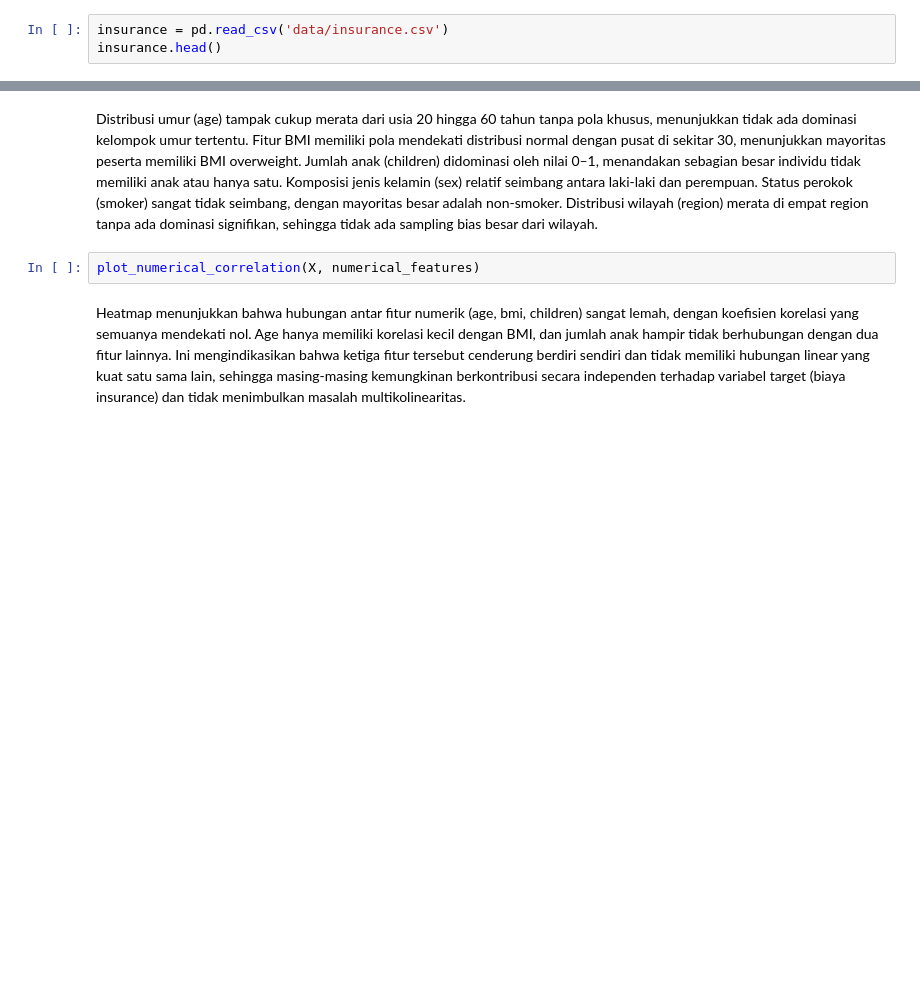
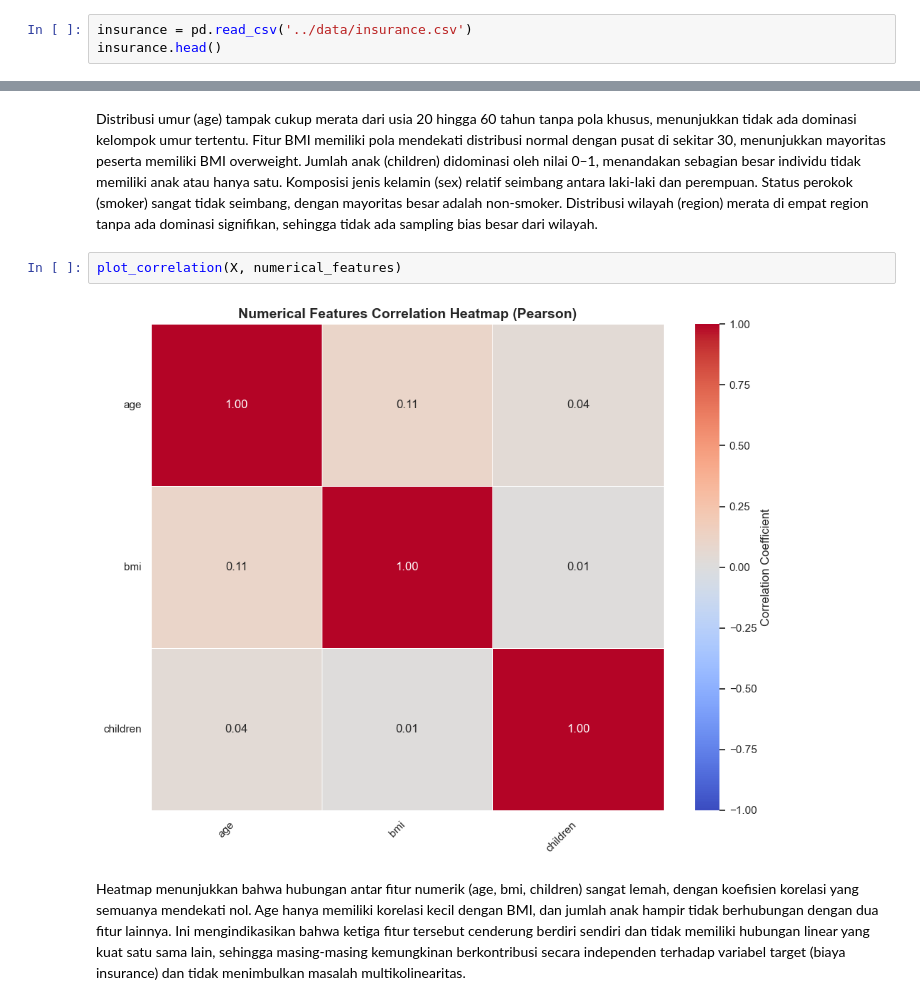
Before and after one commit to rafli-1729/health-insurance-charges-analytics, a Jupyter notebook: notebooks/health-insurance-charges-analysis.ipynb, the cells around one changed output, grey strips where cells are left out. Saved outputs shown, nothing was run; the diff lists cells and outputs as text; blank space fills up the shorter version.

```diff
--- a/notebooks/health-insurance-charges-analysis.ipynb
+++ b/notebooks/health-insurance-charges-analysis.ipynb
@@ -134,6 +135,6 @@ Secara keseluruhan, dataset ini terdiri atas **1.338 observasi** dan **7 variabe
 
 Dengan karakteristik tersebut, dataset ini dinilai sesuai untuk mendukung analisis faktor-faktor yang memengaruhi besarnya klaim asuransi kesehatan menggunakan pendekatan *machine learning*. Selain itu, variabel-variabelnya memungkinkan untuk dilakukan interpretasi dari sudut pandang aktuaria, terutama dalam konteks *risk classification* dan *expected claim cost estimation*.
 # %%
-insurance = pd.read_csv('data/insurance.csv')
+insurance = pd.read_csv('../data/insurance.csv')
 insurance.head()
 # %% [output]
@@ -177,7 +207,9 @@ plot_features(X, numerical_features, categorical_features)
 # %% [markdown]
 Distribusi umur (age) tampak cukup merata dari usia 20 hingga 60 tahun tanpa pola khusus, menunjukkan tidak ada dominasi kelompok umur tertentu. Fitur BMI memiliki pola mendekati distribusi normal dengan pusat di sekitar 30, menunjukkan mayoritas peserta memiliki BMI overweight. Jumlah anak (children) didominasi oleh nilai 0–1, menandakan sebagian besar individu tidak memiliki anak atau hanya satu. Komposisi jenis kelamin (sex) relatif seimbang antara laki-laki dan perempuan. Status perokok (smoker) sangat tidak seimbang, dengan mayoritas besar adalah non-smoker. Distribusi wilayah (region) merata di empat region tanpa ada dominasi signifikan, sehingga tidak ada sampling bias besar dari wilayah.
 # %%
-plot_numerical_correlation(X, numerical_features)
+plot_correlation(X, numerical_features)
+# %% [output]
+[figure, added]
 # %% [markdown]
 Heatmap menunjukkan bahwa hubungan antar fitur numerik (age, bmi, children) sangat lemah, dengan koefisien korelasi yang semuanya mendekati nol. Age hanya memiliki korelasi kecil dengan BMI, dan jumlah anak hampir tidak berhubungan dengan dua fitur lainnya. Ini mengindikasikan bahwa ketiga fitur tersebut cenderung berdiri sendiri dan tidak memiliki hubungan linear yang kuat satu sama lain, sehingga masing-masing kemungkinan berkontribusi secara independen terhadap variabel target (biaya insurance) dan tidak menimbulkan masalah multikolinearitas.
 # %% [markdown]
```
Also changed, not shown: parts of 17 cells of this notebook, 3 other files.
